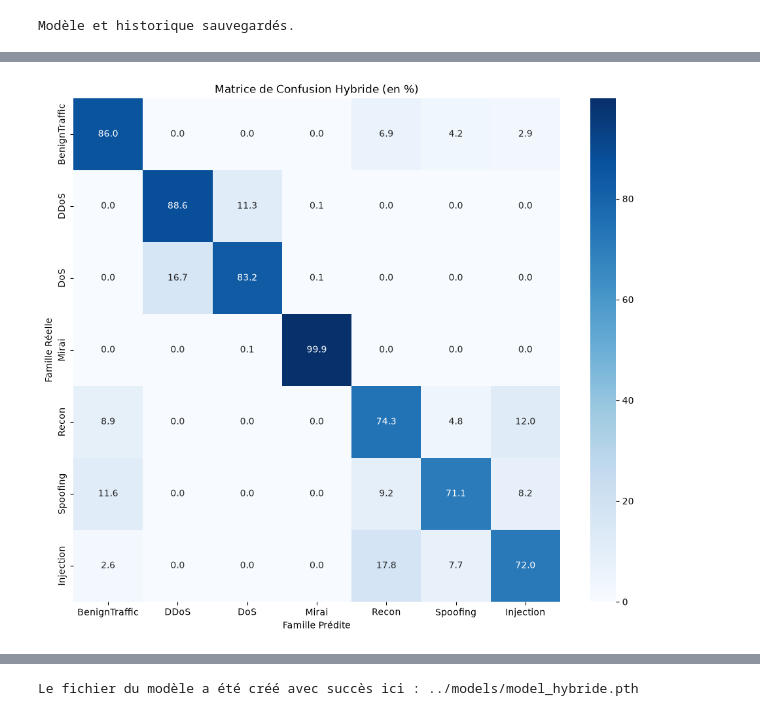
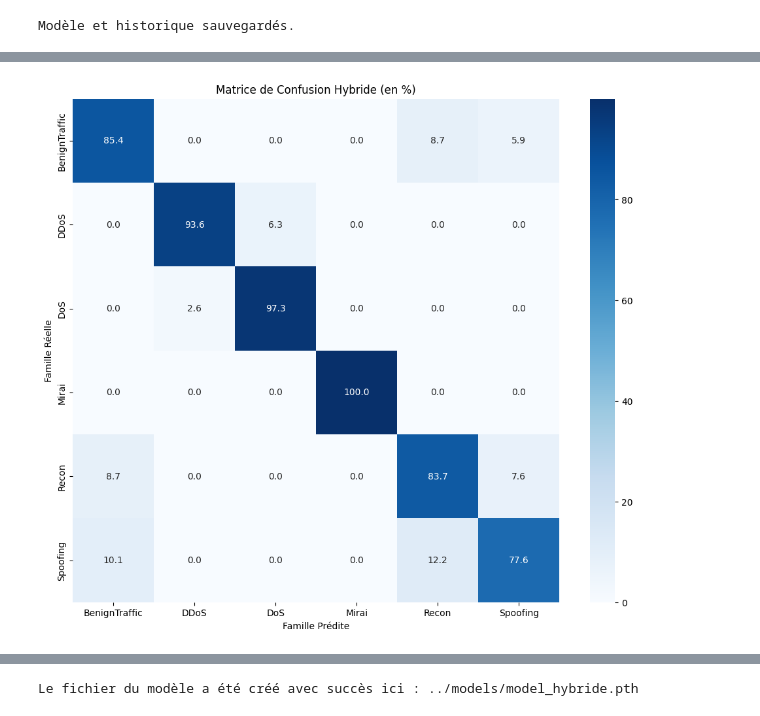
Before and after one commit to douae-gs/Intrusion_Detection_System-, a Jupyter notebook: Notebooks/Training_hybride.ipynb, the cells around one changed output, grey strips where cells are left out. Saved outputs shown, nothing was run; the diff lists cells and outputs as text; code cells hidden in the pictures.

```diff
--- a/Notebooks/Training_hybride.ipynb
+++ b/Notebooks/Training_hybride.ipynb
@@ -178,28 +166,16 @@ plt.show()
-# %%
-# APRÈS (même logique exacte que Preprocessing.ipynb)
-FAMILLES_CIBLES = ['DDoS', 'DoS', 'Mirai', 'Recon', 'Spoofing', 'Injection']
-LABEL_BENIN = 'BenignTraffic'
-
-# --- LA LIGNE À AJOUTER ---
-# Crée la liste complète contenant le trafic bénin ET les familles d'attaques
-FAMILLES = [LABEL_BENIN] + FAMILLES_CIBLES
-# Ce qui donnera : ['BenignTraffic', 'DDoS', 'DoS', 'Mirai', 'Recon', 'Spoofing', 'Injection']
-
-MAPPING_EXPLICITE = {
-    'DNS_Spoofing': 'Spoofing', 'MITM-ArpSpoofing': 'Spoofing',
-    'SqlInjection': 'Injection', 'CommandInjection': 'Injection',
-    'XSS': 'Injection', 'Uploading_Attack': 'Injection'
-}
 # %%
 import seaborn as sns
 from sklearn.metrics import confusion_matrix
+import numpy as np
+import matplotlib.pyplot as plt
+import torch
+import os
+from torch.utils.data import TensorDataset, DataLoader
 
-# ÉVALUATION ET MATRICE DE CONFUSION
 model.eval()
 y_true = []
 y_pred = []
 
-# DataLoader pour le jeu de test
 test_loader = DataLoader(
     TensorDataset(torch.FloatTensor(X_test_rnn), torch.LongTensor(y_test)),
     batch_size=1024, shuffle=False
@@ -213,40 +189,39 @@ with torch.no_grad():
         y_true.extend(y_batch.numpy())
         y_pred.extend(predictions)
 
-# APRÈS (même logique exacte que Preprocessing.ipynb)
-FAMILLES_CIBLES = ['DDoS', 'DoS', 'Mirai', 'Recon', 'Spoofing', 'Injection']
+FAMILLES_CIBLES = ['DDoS', 'DoS', 'Mirai', 'Recon', 'Spoofing']
 LABEL_BENIN = 'BenignTraffic'
 MAPPING_EXPLICITE = {
-    'DNS_Spoofing': 'Spoofing', 'MITM-ArpSpoofing': 'Spoofing',
-    'SqlInjection': 'Injection', 'CommandInjection': 'Injection',
-    'XSS': 'Injection', 'Uploading_Attack': 'Injection'
+    'DNS_Spoofing': 'Spoofing', 'MITM-ArpSpoofing': 'Spoofing'
 }
 
 def mapper_famille(label):
     if label == LABEL_BENIN: return LABEL_BENIN
     if label in MAPPING_EXPLICITE: return MAPPING_EXPLICITE[label]
     for famille in FAMILLES_CIBLES:
         if label.startswith(famille): return famille
     return None
 
 noms_classes = le.classes_
 def mapper_vers_famille(idx):
     return mapper_famille(noms_classes[idx])
 
 y_true_fam = [mapper_vers_famille(i) for i in y_true]
 y_pred_fam = [mapper_vers_famille(i) for i in y_pred]
 
-# Calcul de la matrice normalisée
-cm = confusion_matrix(y_true_fam, y_pred_fam, labels=FAMILLES)
+FAMILLES_FILTREES = [f for f in FAMILLES if f is not None and 'injection' not in str(f).lower()]
+
+cm = confusion_matrix(y_true_fam, y_pred_fam, labels=FAMILLES_FILTREES)
 cm_perc = cm.astype('float') / cm.sum(axis=1)[:, np.newaxis] * 100
 
 plt.figure(figsize=(12, 10))
-sns.heatmap(cm_perc, annot=True, fmt='.1f', cmap='Blues', xticklabels=FAMILLES, yticklabels=FAMILLES)
+sns.heatmap(cm_perc, annot=True, fmt='.1f', cmap='Blues',
+            xticklabels=FAMILLES_FILTREES, yticklabels=FAMILLES_FILTREES)
 plt.title('Matrice de Confusion Hybride (en %)')
 plt.ylabel('Famille Réelle')
 plt.xlabel('Famille Prédite')
 os.makedirs('../results', exist_ok=True)
 plt.savefig('../results/matrice_confusion_hybride.png')
 plt.show()
 # %% [output]
-[figure, old version]
+[figure, new version]
```
Also changed, not shown: parts of 5 cells of this notebook, 2 other files.
